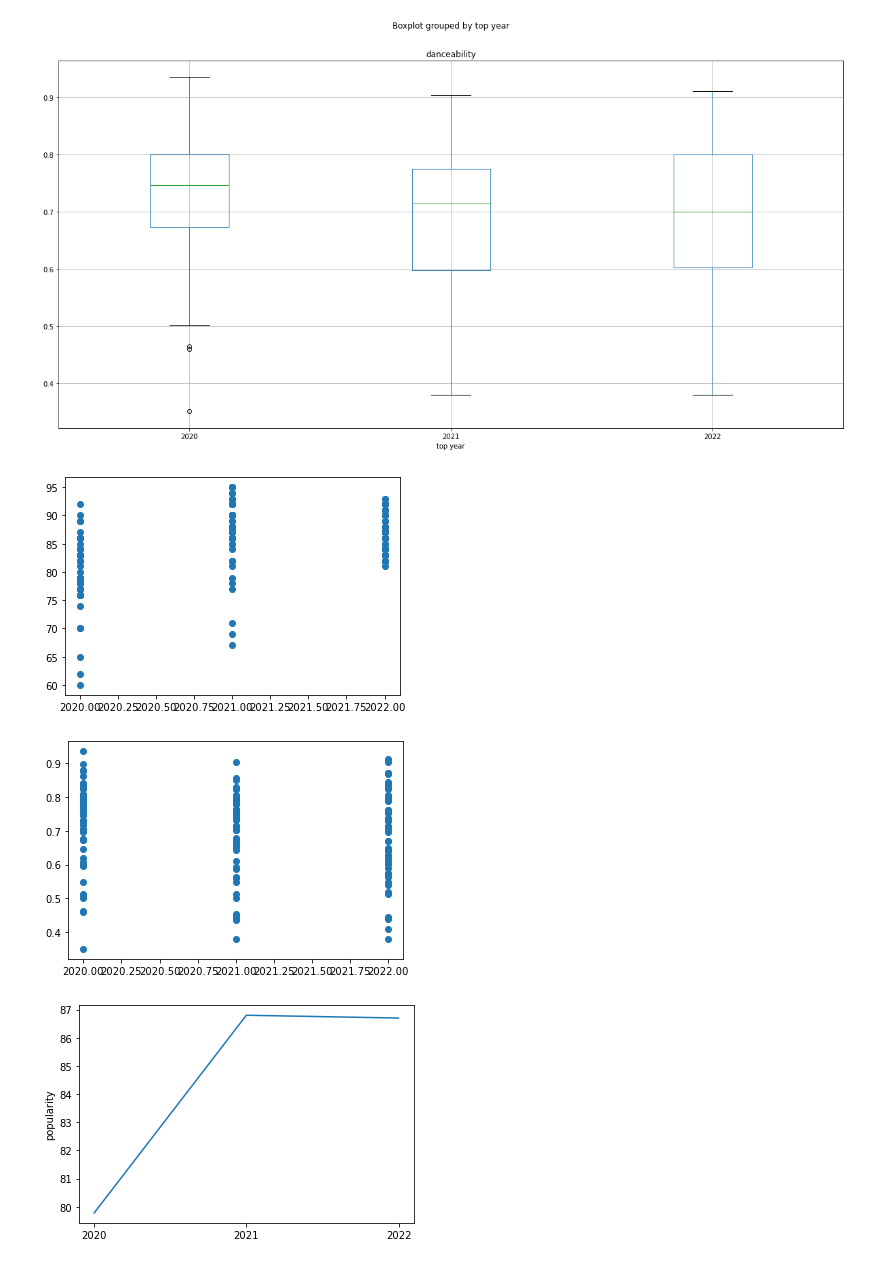
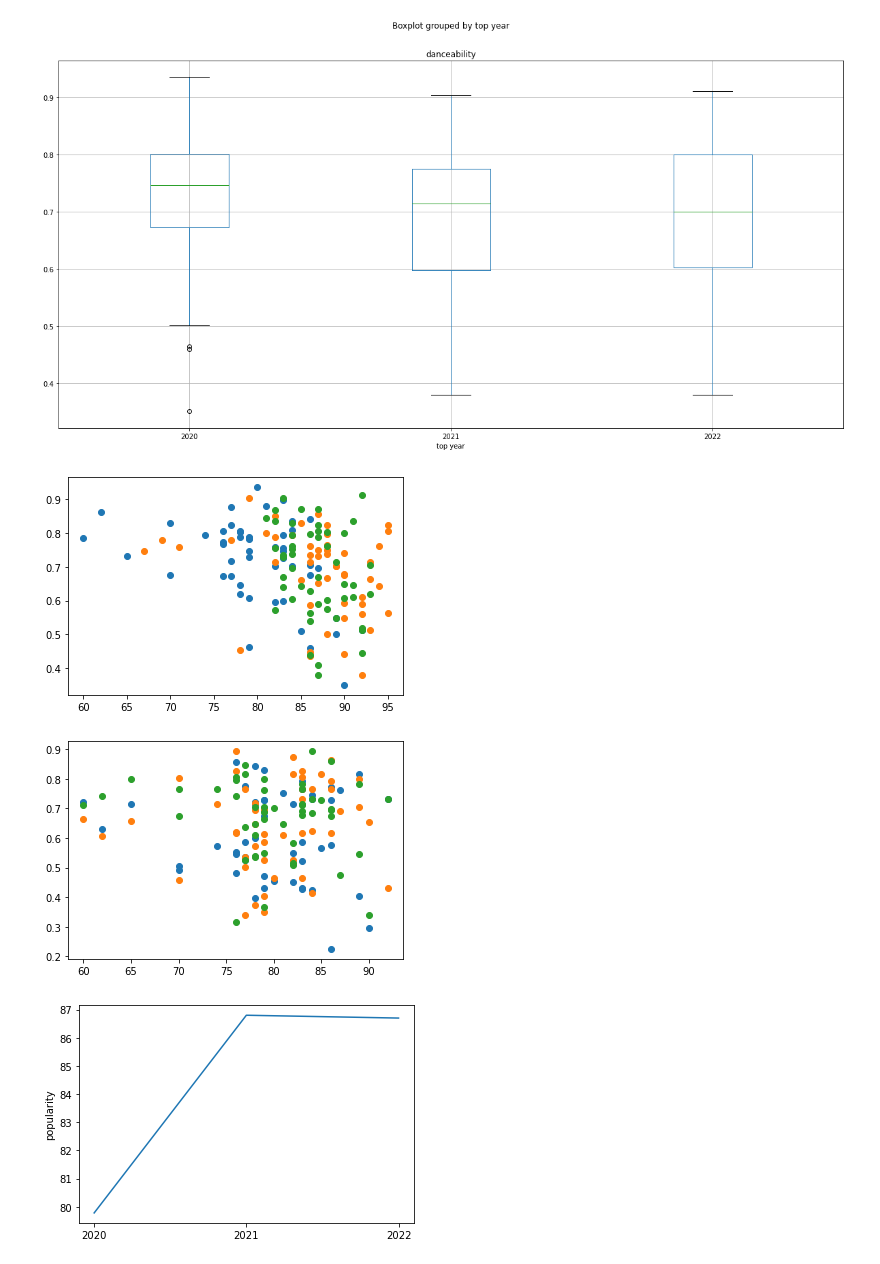
Before and after one commit to codyallison/Spotify-Top-Hits-Data-Analysis, a Jupyter notebook: Data/2020_2022_playlist.ipynb, the cells around one changed output. Drawn from its saved outputs; the diff is of its cells as text; code cells hidden in the pictures.

Commit message:
revisions and addtions to visualizations

```diff
--- a/Data/2020_2022_playlist.ipynb
+++ b/Data/2020_2022_playlist.ipynb
@@ -76,18 +76,34 @@ tracks_df_20_22.boxplot("danceability", by="top year", figsize=(20, 10))
 <matplotlib.axes._subplots.AxesSubplot at 0x...>
 [figure]
 [figure]
+# %%
+#Examples of scatter plots vs popularity for each year
+df_20 = tracks_df_20_22[tracks_df_20_22["top year"] == 2020]["popularity"]
+df_21 = tracks_df_20_22[tracks_df_20_22["top year"] == 2021]["popularity"]
+df_22 = tracks_df_20_22[tracks_df_20_22["top year"] == 2022]["popularity"]
+df_20_danceability = tracks_df_20_22[tracks_df_20_22["top year"] == 2020]["danceability"]
+df_21_danceability = tracks_df_20_22[tracks_df_20_22["top year"] == 2021]["danceability"]
+df_22_danceability = tracks_df_20_22[tracks_df_20_22["top year"] == 2022]["danceability"]
+
+plt.scatter(df_20, df_20_danceability)
+plt.scatter(df_21, df_21_danceability)
+plt.scatter(df_22, df_22_danceability)
+plt.show()
+# %% [output]
+[figure, added]
 # %%
-#Examples of scatter plots
-x_axis = tracks_df_20_22["top year"]
-df_20s_popularity = tracks_df_20_22["popularity"]
-df_20s_danceability = tracks_df_20_22["danceability"]
-plt.scatter(x_axis, df_20s_popularity)
+#Examples of scatter plots vs popularity for each year
+x_axis = tracks_df_20_22[tracks_df_20_22["top year"] == 2020]["popularity"]
+df_20_energy = tracks_df_20_22[tracks_df_20_22["top year"] == 2020]["energy"]
+df_21_energy = tracks_df_20_22[tracks_df_20_22["top year"] == 2021]["energy"]
+df_22_energy = tracks_df_20_22[tracks_df_20_22["top year"] == 2022]["energy"]
+
+plt.scatter(x_axis, df_20_energy)
+plt.scatter(x_axis, df_21_energy)
+plt.scatter(x_axis, df_22_energy)
 plt.show()
-plt.scatter(x_axis, df_20s_danceability)
-plt.show()
 # %% [output]
-[figure, old version]
+[figure, new version]
-[figure, removed]
 # %%
 #Example of groupbys and then line plot
 df_20_22_groups = tracks_df_20_22.groupby("top year")
```
Also changed, not shown: parts of 1 cell of this notebook.
